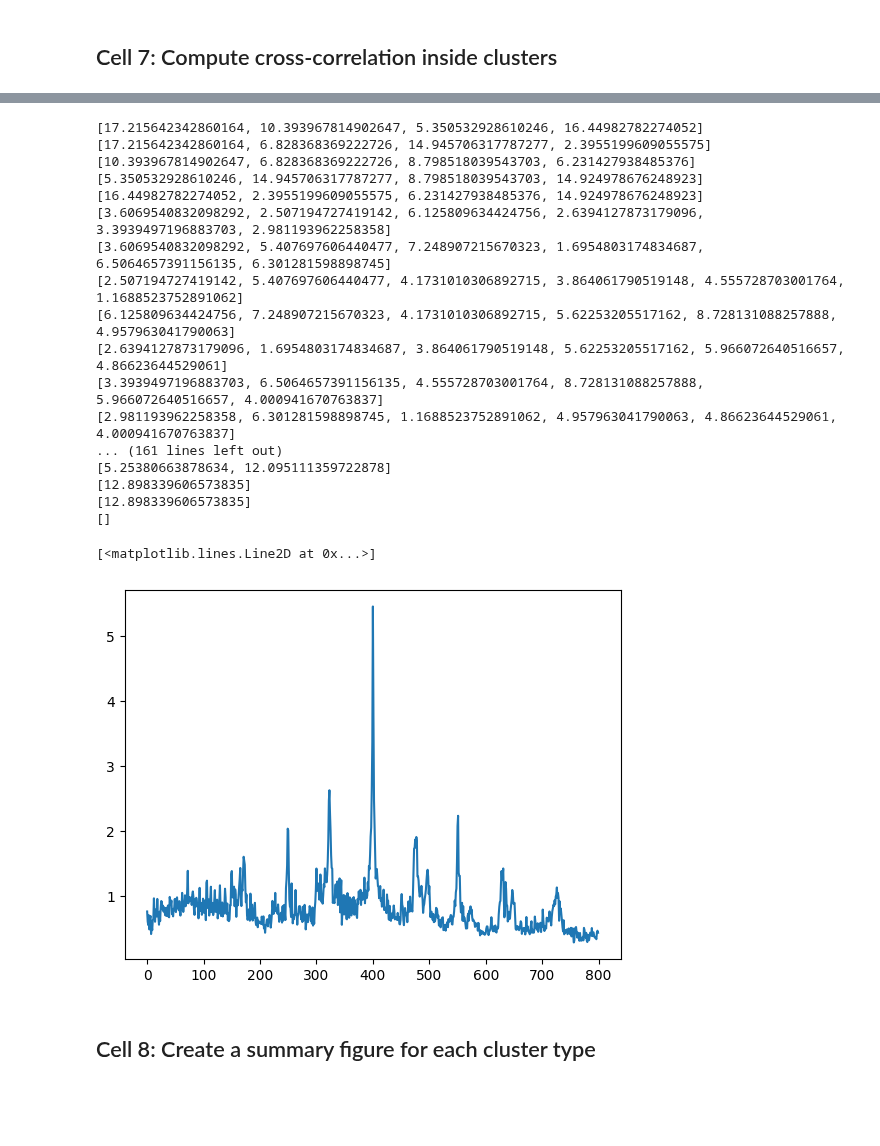
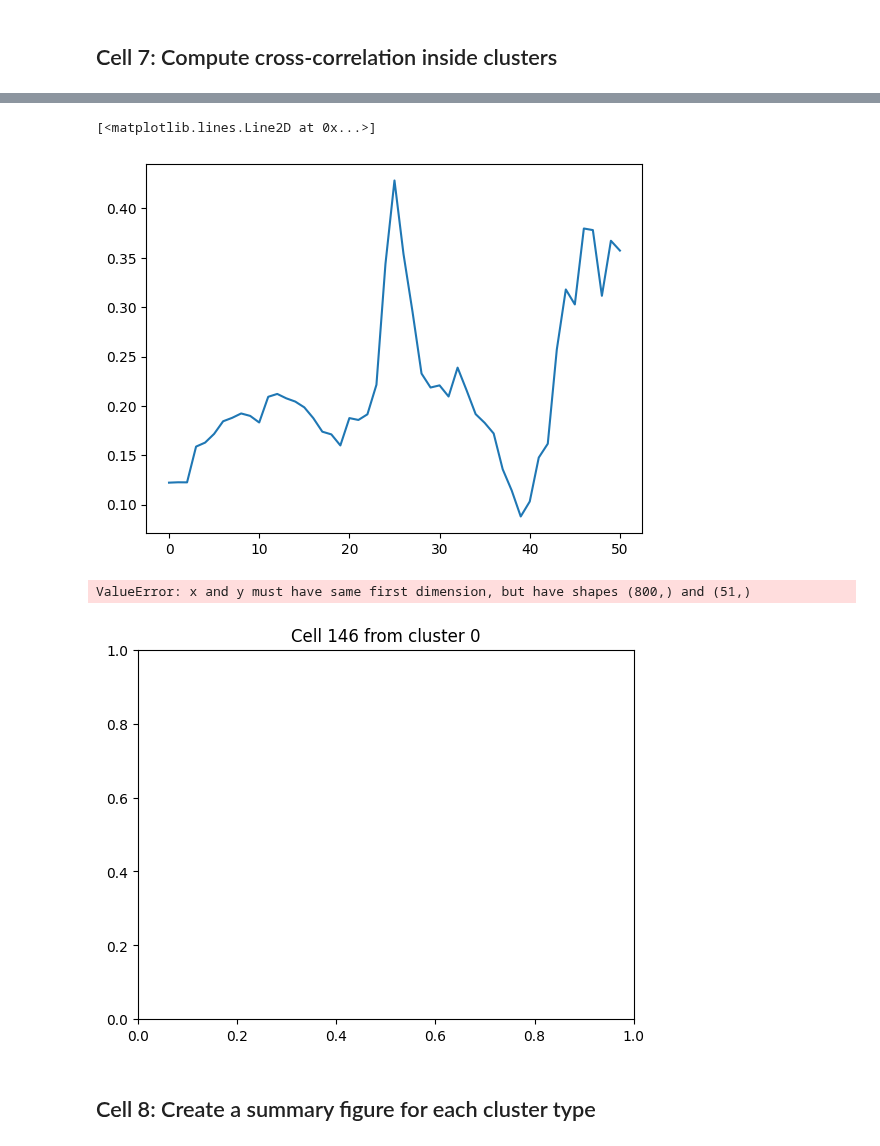
Before and after one commit to retinal-information-processing-lab/Standard_analysis_pipeline, a Jupyter notebook: 4-Chirp+Cell Typing.ipynb, the cells around one changed output, grey strips where cells are left out. Saved outputs shown, nothing was run; the diff lists cells and outputs as text; code cells hidden in the pictures; blank space fills up the shorter version.

```diff
--- a/4-Chirp+Cell Typing.ipynb
+++ b/4-Chirp+Cell Typing.ipynb
@@ -506,0 +550,10 @@ for cell in cells:
+# %%
+def correlate_PersonPM(cell1,cell2, max_shift=25):
+    assert max_shift<max(len(cell1),len(cell2))
+    center = np.corrcoef(cell1,cell2)[0,1]
+    right  = []
+    left   = []
+    for t in range(1,max_shift+1):
+        right.append(np.corrcoef(cell1[t:],cell2[:-t])[0,1])
+        left.append(np.corrcoef(cell1[:-max_shift+t-1],cell2[max_shift-t+1:])[0,1])
+    return np.asarray(left + [center] + right)
@@ -507,6 +565,11 @@ for cell in cells:
+# %%
+plt.plot(correlate_PersonPM(np.asarray(cell1),np.asarray(cell2)))
+# %% [output]
+[<matplotlib.lines.Line2D at 0x...>]
+[figure, added]
 # %%
-for icluster in tqdm(range(len(np.unique(model.labels_)))[:]):
-    idx_cluster = sorted(list(np.where(model.labels_==icluster)[0]))
+for icluster in tqdm(range(len(list(set([cell_data[cell]["type"] for cell in cell_data.keys() if cell_data[cell]["type"] != 'Not assigned']))))[:]):
+    idx_cluster = sorted(list(np.where(np.asarray([cell_data[cell]["type"] for cell in cell_data.keys() if cell_data[cell]["type"] != 'Not assigned'])==icluster)[0]))
     for index in idx_cluster:
         cell = selected_cells[index]
         cell1 = cell_data[cell]["psth"]
@@ -515,36 +578,20 @@ for icluster in tqdm(range(len(np.unique(model.labels_)))[:]):
         for index_corr in [idx for idx in idx_cluster if idx!=index]:
             cell_corr = selected_cells[index_corr]
             cell2 = cell_data[cell_corr]["psth"]
-            corrs.append(np.correlate(cell2/max(cell2),cell1/max(cell1), mode="same"))
+            corrs.append(correlate_PersonPM(cell2,cell1))
             dist.append(np.linalg.norm(np.asarray(sta_results[cell_corr]["center_analyse"]['EllipseCoor'][1:3])-np.asarray(sta_results[cell]["center_analyse"]['EllipseCoor'][1:3])))  #np.asarray is needed here due to a former bug in ellipses not fitted coordinates format
         cell_data[cell]["corrs"] = corrs
         cell_data[cell]["mean_corr"] = np.mean(np.asarray(corrs), axis=0)
         cell_data[cell]["distances"] = dist
-        print(dist)
-#         plt.figure()
-#         plt.title(f"Cell {cell} from cluster {icluster}")
-#         plt.plot(np.arange(-int(len(cell1)/2),int(len(cell1)/2),1), cell_data[cell]["mean_corr"])
 
-#         idx_max = np.unravel_index(np.argmax(np.asarray(cell_data[cell]["corrs"])), np.asarray(cell_data[cell]["corrs"]).shape)
-#         idx_min = np.unravel_index(np.argmin(np.asarray(cell_data[cell]["corrs"])), np.asarray(cell_data[cell]["corrs"]).shape)
+        plt.figure()
+        plt.title(f"Cell {cell} from cluster {icluster}")
+        plt.plot(np.arange(-int(len(cell1)/2),int(len(cell1)/2),1), cell_data[cell]["mean_corr"])
 
-#         plt.fill_between(np.arange(-int(len(cell1)/2),int(len(cell1)/2),1), cell_data[cell]["corrs"][idx_min[0]], cell_data[cell]["corrs"][idx_max[0]], alpha=0.2)
-#         plt.xlim([-200,200])
+        idx_max = np.unravel_index(np.argmax(np.asarray(cell_data[cell]["corrs"])), np.asarray(cell_data[cell]["corrs"]).shape)
+        idx_min = np.unravel_index(np.argmin(np.asarray(cell_data[cell]["corrs"])), np.asarray(cell_data[cell]["corrs"]).shape)
+
+        plt.fill_between(np.arange(-int(len(cell1)/2),int(len(cell1)/2)+1,1), cell_data[cell]["corrs"][idx_min[0]], cell_data[cell]["corrs"][idx_max[0]], alpha=0.2)
 # %% [output]
-[17.215642342860164, 10.393967814902647, 5.350532928610246, 16.44982782274052]
-[17.215642342860164, 6.828368369222726, 14.945706317787277, 2.3955199609055575]
-[10.393967814902647, 6.828368369222726, 8.798518039543703, 6.231427938485376]
-[5.350532928610246, 14.945706317787277, 8.798518039543703, 14.924978676248923]
-[16.44982782274052, 2.3955199609055575, 6.231427938485376, 14.924978676248923]
-[3.6069540832098292, 2.507194727419142, 6.125809634424756, 2.6394127873179096, 3.3939497196883703, 2.981193962258358]
-[3.6069540832098292, 5.407697606440477, 7.248907215670323, 1.6954803174834687, 6.5064657391156135, 6.301281598898745]
-[2.507194727419142, 5.407697606440477, 4.1731010306892715, 3.864061790519148, 4.555728703001764, 1.1688523752891062]
-[6.125809634424756, 7.248907215670323, 4.1731010306892715, 5.62253205517162, 8.728131088257888, 4.957963041790063]
-[2.6394127873179096, 1.6954803174834687, 3.864061790519148, 5.62253205517162, 5.966072640516657, 4.86623644529061]
-[3.3939497196883703, 6.5064657391156135, 4.555728703001764, 8.728131088257888, 5.966072640516657, 4.000941670763837]
-[2.981193962258358, 6.301281598898745, 1.1688523752891062, 4.957963041790063, 4.86623644529061, 4.000941670763837]
-... (161 lines left out)
-[5.25380663878634, 12.095111359722878]
-[12.898339606573835]
-[12.898339606573835]
-[]
+ValueError: x and y must have same first dimension, but have shapes (800,) and (51,)
+[figure, added]
@@ -553,8 +598,3 @@ idx_min = np.unravel_index(np.argmin(np.asarray(cell_data[cell_nb]["corrs"])), n
-# %%
-plt.plot(np.max(np.asarray(cell_data[282]["corrs"]),axis=0))
-# %% [output]
-[<matplotlib.lines.Line2D at 0x...>]
-[figure, removed]
 # %% [markdown]
 ## Cell 8: Create a summary figure for each cluster type
 # %% [markdown]
```
Also changed, not shown: parts of 11 cells of this notebook.
